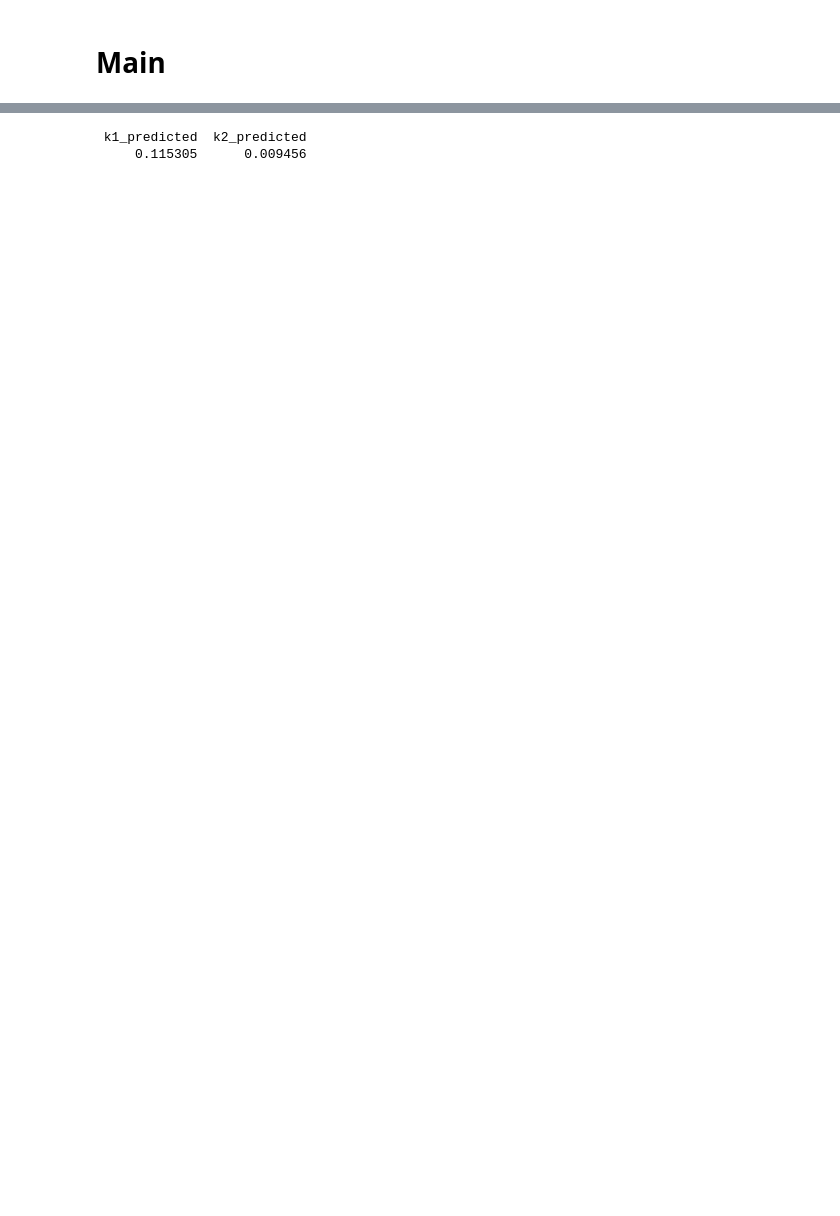
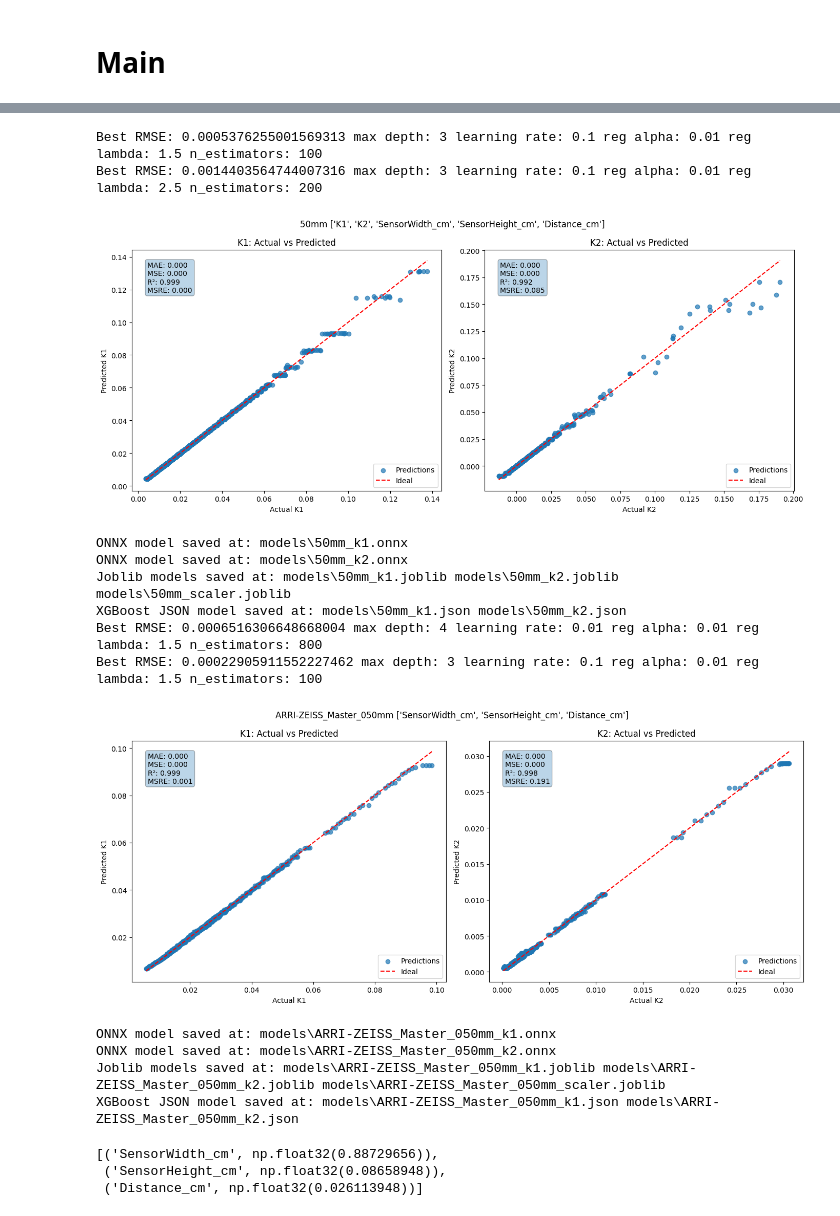
Before and after one commit to pinkwerks/camflex, a Jupyter notebook: Camflex.ipynb, the cells around one changed output, grey strips where cells are left out. Saved outputs shown, nothing was run; the diff lists cells and outputs as text; code cells hidden in the pictures; blank space fills up the shorter version.

```diff
--- a/Camflex.ipynb
+++ b/Camflex.ipynb
@@ -603,13 +584,0 @@ print(unique_cam_names)
-# %%
-
-FEATURES = ['FocalLengthCommon_mm', 'K1', 'K2', 'SensorWidth_cm', 'SensorHeight_cm', 'Distance_cm']
-TARGETS = ['K1t', 'K2t']
-
-focal_length = 50
-
-k1_model, k2_model, scaler = train_fl(training_data, FEATURES, TARGETS, focal_length)
-plot_predictions(training_data, k1_model, k2_model, scaler, FEATURES, TARGETS, focal_length, fig_title=f"{focal_length}mm")
-save_trained_model(k1_model, k2_model, scaler, FEATURES, model_dir, f"{focal_length}mm")
-
-# Hidden data
-plot_predictions(hidden_data, k1_model, k2_model, scaler, FEATURES, TARGETS, focal_length, fig_title=f"Hidden {focal_length}mm")
@@ -629,7 +585,57 @@ plot_predictions(hidden_data, k1_model, k2_model, scaler, FEATURES, TARGETS, foc
-# %%
-
-# Alexa35_OG
-TryOne(k1_model, k2_model, scaler, focal_length, .1, .01, 2.799, 1.9218828124999998, 100)
-# %% [output]
- k1_predicted  k2_predicted
-     0.115305      0.009456
+# %%
+training_data = csv_data # !!!!!!!!!!!!!!!!!!!!!!!!!!!!!!!!!!!!!!!!!!!!!!!!!!!!!!!!!
+
+param_dict = {
+    'early_stopping_rounds': [10],
+    'max_depth': [3, 4],
+    'learning_rate': [.001, .01, .1], # n_estimators needs to go up if learning rate goes down
+    'n_estimators': [100, 200, 400, 800],
+    'reg_alpha': [.01, 0.1, .2],
+    'reg_lambda': [1.5, 2, 2.5],
+    # 'subsample': [0.7, 0.8, 1.0],
+    # 'colsample_bytree': [0.7, 0.8, 1.0],
+    # 'device': ['cuda'], # not beneficial for small datasets like ours (16 core cpu)
+}
+
+FEATURES = ['K1', 'K2', 'SensorWidth_cm', 'SensorHeight_cm', 'Distance_cm']
+TARGETS = ['K1t', 'K2t']
+focal_name = 50
+focal_data = get_focal_length_data(training_data, focal_name)
+k1_model, k2_model, scaler = train(focal_data, FEATURES, TARGETS, param_dict)
+plot_predictions(focal_data, k1_model, k2_model, scaler, FEATURES, TARGETS, fig_title=f"{focal_name}mm {FEATURES}")
+save_trained_model(k1_model, k2_model, scaler, FEATURES, model_dir, f"{focal_name}mm")
+# plot_predictions(hidden_data, k1_model, k2_model, scaler, FEATURES, TARGETS, fig_title=f"Hidden {focal_name}mm")
+
+FEATURES = ['SensorWidth_cm', 'SensorHeight_cm', 'Distance_cm']
+TARGETS = ['K1', 'K2']
+lens_name = 'ARRI-ZEISS_Master_050mm'
+lens_data = get_lens_data(training_data, lens_name)
+k1_model, k2_model, scaler = train(lens_data, FEATURES, TARGETS, param_dict)
+plot_predictions(lens_data, k1_model, k2_model, scaler, FEATURES, TARGETS, fig_title=f"{lens_name} {FEATURES}")
+save_trained_model(k1_model, k2_model, scaler, FEATURES, model_dir, f"{lens_name}")
+# plot_predictions(hidden_data, k1_model, k2_model, scaler, FEATURES, TARGETS, fig_title=f"Hidden {lens_name}mm")
+# %% [output]
+Best RMSE: 0.0005376255001569313 max depth: 3 learning rate: 0.1 reg alpha: 0.01 reg lambda: 1.5 n_estimators: 100
+Best RMSE: 0.0014403564744007316 max depth: 3 learning rate: 0.1 reg alpha: 0.01 reg lambda: 2.5 n_estimators: 200
+[figure, added]
+ONNX model saved at: models\50mm_k1.onnx
+ONNX model saved at: models\50mm_k2.onnx
+Joblib models saved at: models\50mm_k1.joblib models\50mm_k2.joblib models\50mm_scaler.joblib
+XGBoost JSON model saved at: models\50mm_k1.json models\50mm_k2.json
+Best RMSE: 0.0006516306648668004 max depth: 4 learning rate: 0.01 reg alpha: 0.01 reg lambda: 1.5 n_estimators: 800
+Best RMSE: 0.00022905911552227462 max depth: 3 learning rate: 0.1 reg alpha: 0.01 reg lambda: 1.5 n_estimators: 100
+[figure, added]
+ONNX model saved at: models\ARRI-ZEISS_Master_050mm_k1.onnx
+ONNX model saved at: models\ARRI-ZEISS_Master_050mm_k2.onnx
+Joblib models saved at: models\ARRI-ZEISS_Master_050mm_k1.joblib models\ARRI-ZEISS_Master_050mm_k2.joblib models\ARRI-ZEISS_Master_050mm_scaler.joblib
+XGBoost JSON model saved at: models\ARRI-ZEISS_Master_050mm_k1.json models\ARRI-ZEISS_Master_050mm_k2.json
+# %%
+def get_feature_importance(model, feature_names):
+    importance = model.feature_importances_
+    return sorted(zip(feature_names, importance), key=lambda x: x[1], reverse=True)
+
+get_feature_importance(k1_model, FEATURES)
+# %% [output]
+[('SensorWidth_cm', np.float32(0.88729656)),
+ ('SensorHeight_cm', np.float32(0.08658948)),
+ ('Distance_cm', np.float32(0.026113948))]
```
Also changed, not shown: parts of 20 cells of this notebook, 14 other files.
